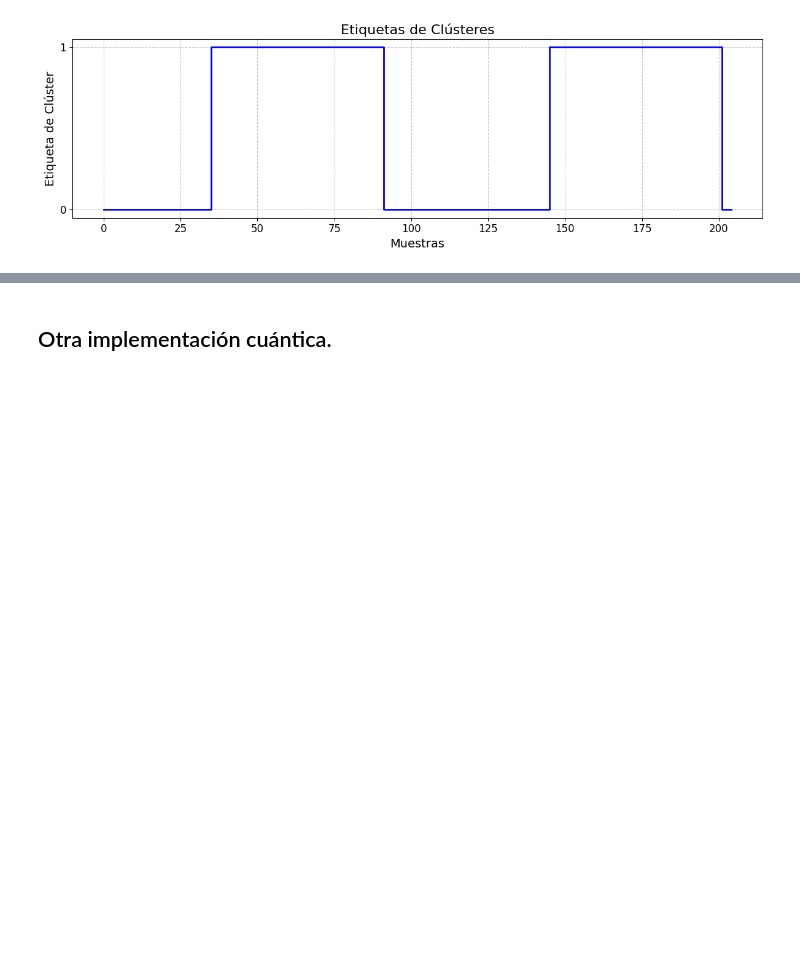
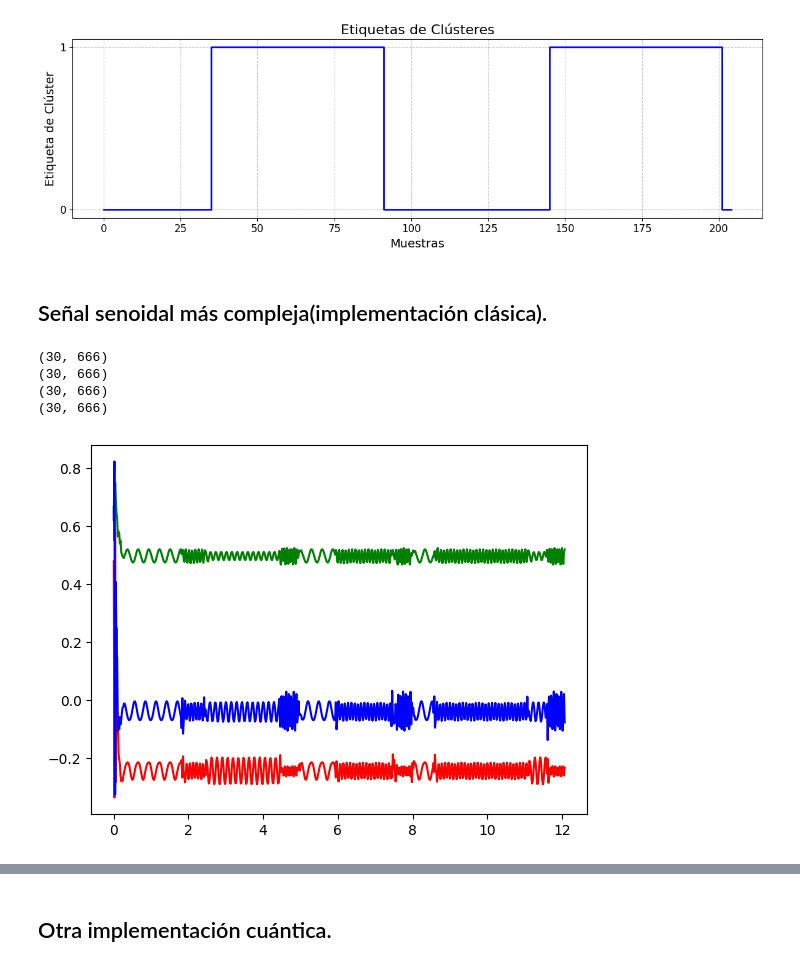
Before and after one commit to manuuuv/TFG, a Jupyter notebook: Quantum_RC.ipynb, the cells around one changed output, grey strips where cells are left out. Drawn from its saved outputs; the diff is of its cells as text; code cells hidden in the pictures; blank space fills up the shorter version.

```diff
--- a/Quantum_RC.ipynb
+++ b/Quantum_RC.ipynb
@@ -404,3 +448,60 @@ plt.tight_layout()
 plt.show()
 # %% [output]
 [figure]
+# %% [markdown]
+## Señal senoidal más compleja(implementación clásica).
+# %%
+# Parámetros
+num_input_channels = 1      # Dimensionalidad de entrada (1 canal)
+num_reservoir_neurons = 30   # Número de neuronas en el reservorio
+num_readout_neurons = 1      # Número de neuronas de salida
+
+num_training_samples = t.shape[0] # Número de muestras de entrenamiento
+
+# Generar pesos de entrada al reservorio
+input2res = np.random.randn(num_reservoir_neurons, num_input_channels)
+
+# Generar pesos recurrentes del reservorio
+res2res = np.random.randn(num_reservoir_neurons, num_reservoir_neurons)
+
+# Normalizar las columnas de los pesos recurrentes
+res2res = res2res / np.linalg.norm(res2res, axis=0)
+
+# Sesgo del reservorio
+input_bias = np.random.rand(num_reservoir_neurons, 1)
+
+sec2 = secuencia2.reshape(1, len(secuencia2))
+
+# Estados iniciales del reservorio
+#reservoir_states = np.zeros((num_reservoir_neurons, num_training_samples + 1))
+reservoir_states = np.random.randn(num_reservoir_neurons,num_training_samples + 1);
+
+# Dinámicas del reservorio
+for i in range(num_training_samples):
+    reservoir_states[:, i + 1] = np.tanh(
+        (0.05 * input2res @ sec2[:, i]) +
+        (0.95 * res2res @ reservoir_states[:, i]) +
+        input_bias.flatten()
+    )
+
+# Extracción de la envolvente superior usando Hilbert transform
+RS2 = reservoir_states - np.mean(reservoir_states,axis=1, keepdims=True)
+print(RS2.shape)
+analytic_signal = hilbert(RS2)
+amplitude_envelope2 = np.abs(analytic_signal)
+
+print(analytic_signal.shape)
+print(RS2.shape)
+print(amplitude_envelope2.shape)
+# %% [output]
+(30, 666)
+(30, 666)
+(30, 666)
+(30, 666)
+# %%
+plt.plot(t, reservoir_states[0, 1:], color = 'green')
+plt.plot(t, reservoir_states[1, 1:], color = 'red')
+plt.plot(t, reservoir_states[2, 1:], color = 'blue')
+plt.show()
+# %% [output]
+[figure, added]
```
Also changed, not shown: parts of 40 cells of this notebook, 1 other file.
